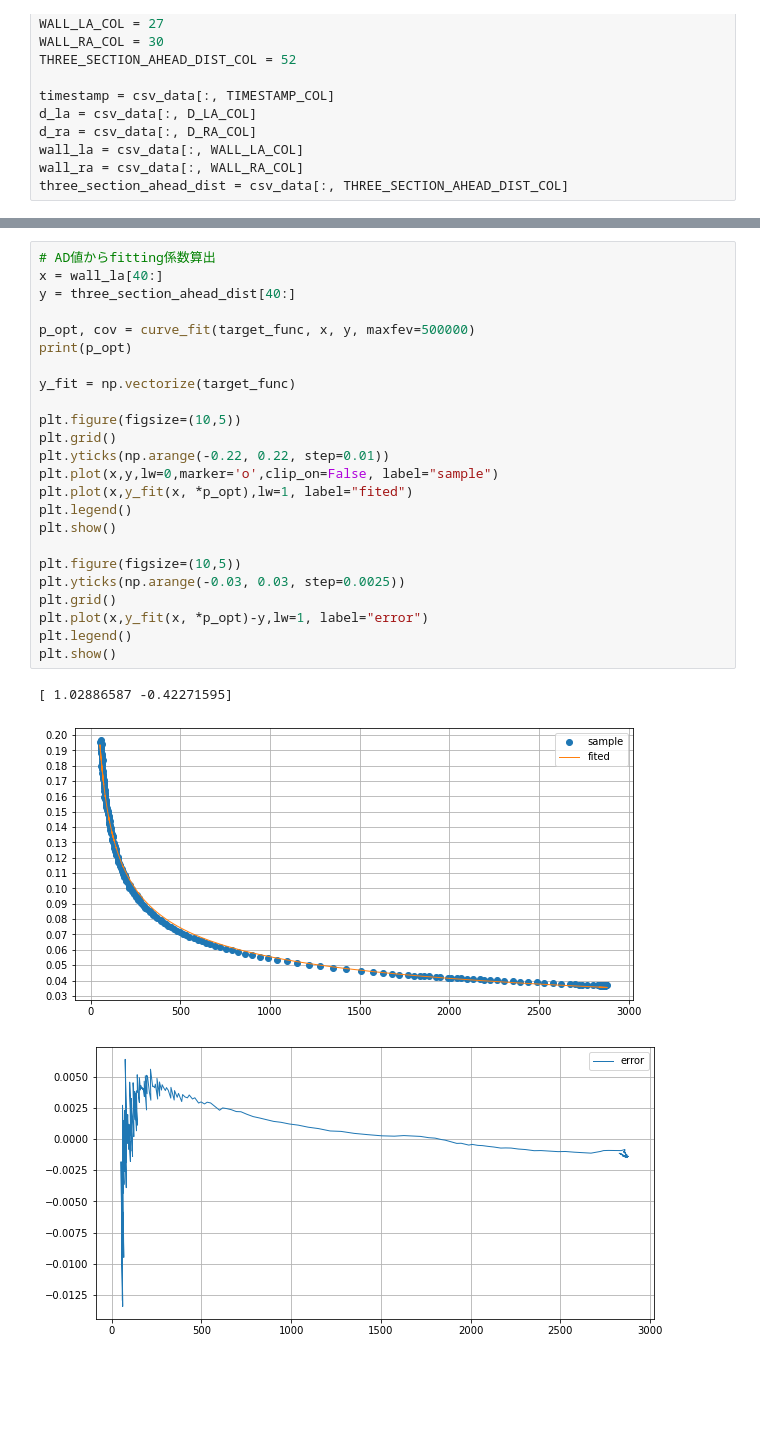
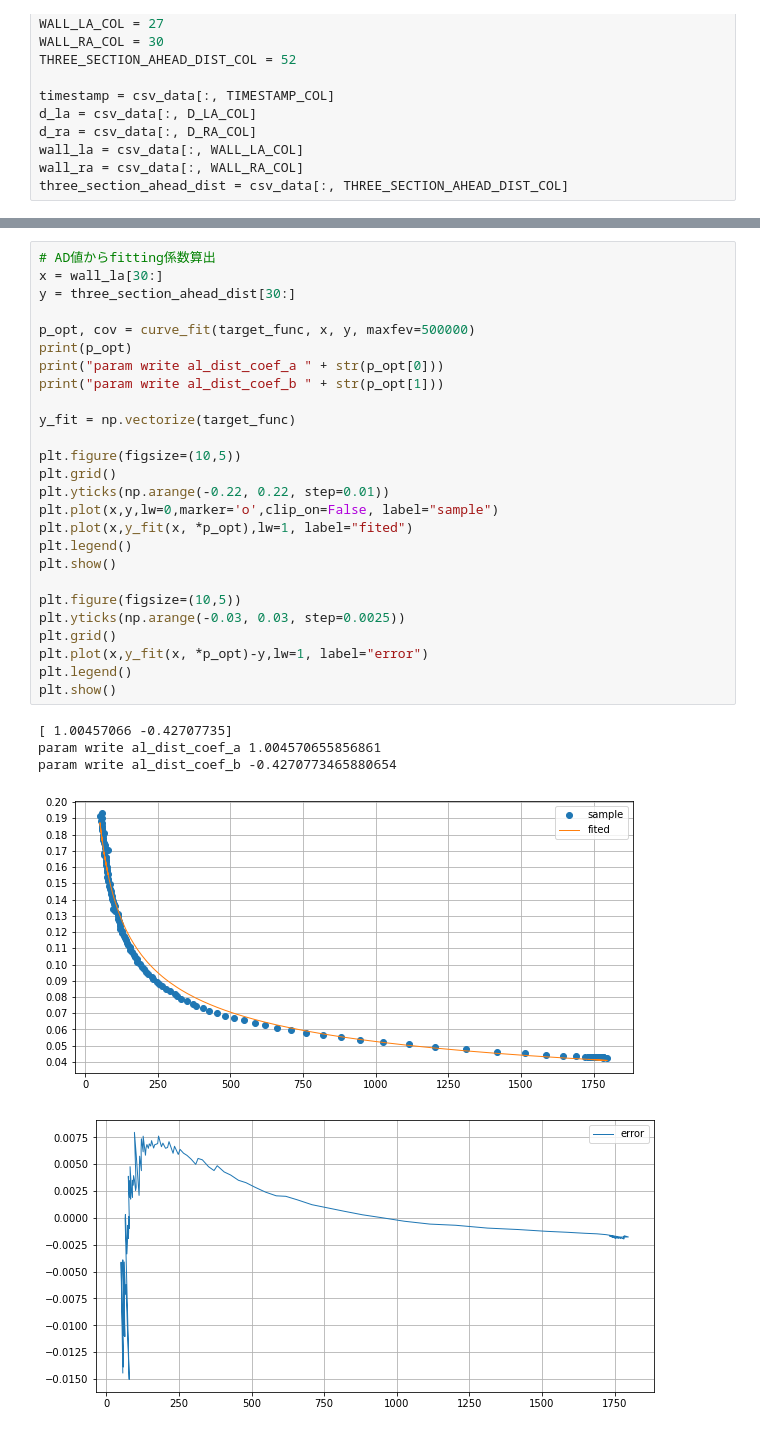
Before and after one commit to GanonKuppa/trrkuwaganon, a Jupyter notebook: tool/regression/regression.ipynb, the cells around one changed output, grey strips where cells are left out. Drawn from its saved outputs; the diff is of its cells as text; blank space fills up the shorter version.

```diff
--- a/tool/regression/regression.ipynb
+++ b/tool/regression/regression.ipynb
@@ -82,28 +96,32 @@ plt.show()
 # %%
 # AD値からfitting係数算出
-x = wall_la[40:]
-y = three_section_ahead_dist[40:]
+x = wall_la[30:]
+y = three_section_ahead_dist[30:]
 
 p_opt, cov = curve_fit(target_func, x, y, maxfev=500000)
 print(p_opt)
+print("param write al_dist_coef_a " + str(p_opt[0]))
+print("param write al_dist_coef_b " + str(p_opt[1]))
 
 y_fit = np.vectorize(target_func)
 
 plt.figure(figsize=(10,5))
 plt.grid()
 plt.yticks(np.arange(-0.22, 0.22, step=0.01))
 plt.plot(x,y,lw=0,marker='o',clip_on=False, label="sample")
 plt.plot(x,y_fit(x, *p_opt),lw=1, label="fited")
 plt.legend()
 plt.show()
 
 plt.figure(figsize=(10,5))
 plt.yticks(np.arange(-0.03, 0.03, step=0.0025))
 plt.grid()
 plt.plot(x,y_fit(x, *p_opt)-y,lw=1, label="error")
 plt.legend()
 plt.show()
 # %% [output]
-[ 1.02886587 -0.42271595]
+[ 1.00457066 -0.42707735]
+param write al_dist_coef_a 1.004570655856861
+param write al_dist_coef_b -0.4270773465880654
-[figure, old version]
+[figure, new version]
-[figure, old version]
+[figure, new version]
```
Also changed, not shown: parts of 2 cells of this notebook.
